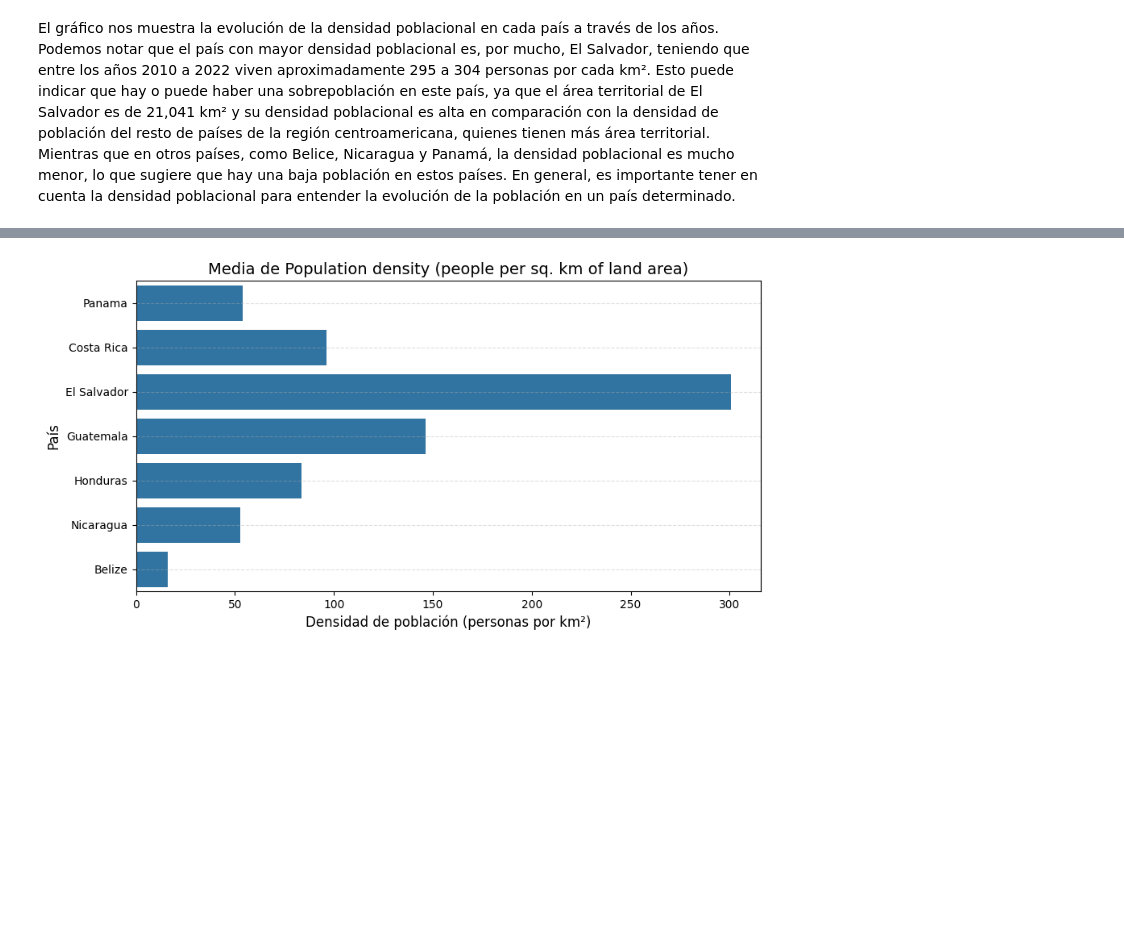
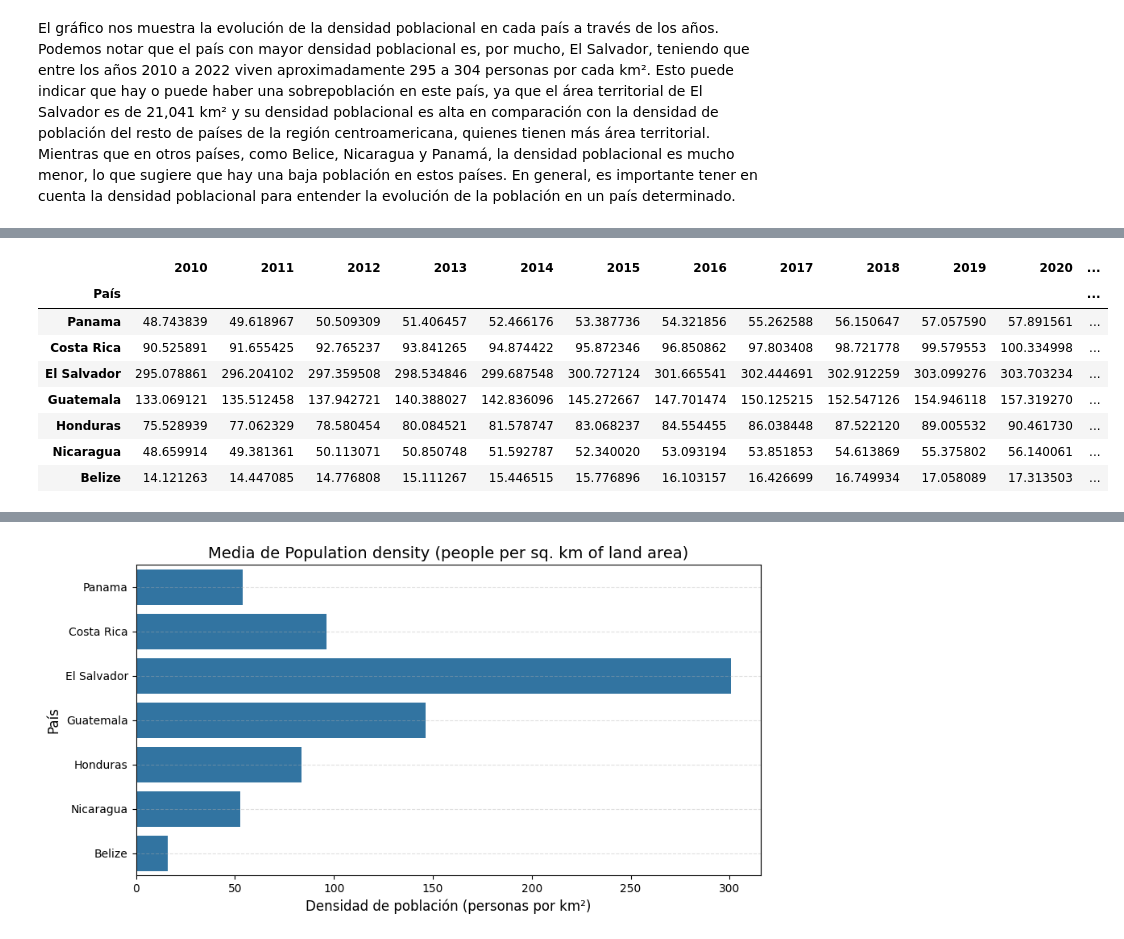
Before and after one commit to KarenSSanchezP/AnalisisLongevidad-AC, a Jupyter notebook: archivo.ipynb, the cells around one changed output, grey strips where cells are left out. Cells and saved outputs as stored; diff of their text form; code cells hidden in the pictures; blank space fills up the shorter version.

```diff
--- a/archivo.ipynb
+++ b/archivo.ipynb
@@ -1078,3 +1433,7 @@ plt.show()
 [figure]
 # %% [markdown]
 El gráfico nos muestra la evolución de la densidad poblacional en cada país a través de los años. Podemos notar que el país con mayor densidad poblacional es, por mucho, El Salvador, teniendo que entre los años 2010 a 2022 viven aproximadamente 295 a 304 personas por cada km². Esto puede indicar que hay o puede haber una sobrepoblación en este país, ya que el área territorial de El Salvador es de 21,041 km² y su densidad poblacional es alta en comparación con la densidad de población del resto de países de la región centroamericana, quienes tienen más área territorial. Mientras que en otros países, como Belice, Nicaragua y Panamá, la densidad poblacional es mucho menor, lo que sugiere que hay una baja población en estos países. En general, es importante tener en cuenta la densidad poblacional para entender la evolución de la población en un país determinado.
+# %%
+# Reemplazar los valores .. por 0 para que sea compatible con el cálculo de la media
+dfPopulationDensity.replace('NaN', 0, inplace=True)
+dfPopulationDensity
@@ -1080,0 +1450,16 @@ El gráfico nos muestra la evolución de la densidad poblacional en cada país a
+# %%
+#convertir todos los datos tipo float
+dfPopulationDensity = dfPopulationDensity.astype(float)
+#reemplazar los valores nulos en la fila 'Nicaragua' por el promedio de los datos de esta
+dfPopulationDensity.replace(0, dfPopulationDensity.iloc[5].mean(), inplace=True)
+dfPopulationDensity
+# %% [output]
+|  | 2010 | 2011 | 2012 | 2013 | 2014 | 2015 | 2016 | 2017 | 2018 | 2019 | 2020 | ... |
+| País |  |  |  |  |  |  |  |  |  |  |  | ... |
+| Panama | 48.743839 | 49.618967 | 50.509309 | 51.406457 | 52.466176 | 53.387736 | 54.321856 | 55.262588 | 56.150647 | 57.057590 | 57.891561 | ... |
+| Costa Rica | 90.525891 | 91.655425 | 92.765237 | 93.841265 | 94.874422 | 95.872346 | 96.850862 | 97.803408 | 98.721778 | 99.579553 | 100.334998 | ... |
+| El Salvador | 295.078861 | 296.204102 | 297.359508 | 298.534846 | 299.687548 | 300.727124 | 301.665541 | 302.444691 | 302.912259 | 303.099276 | 303.703234 | ... |
+| Guatemala | 133.069121 | 135.512458 | 137.942721 | 140.388027 | 142.836096 | 145.272667 | 147.701474 | 150.125215 | 152.547126 | 154.946118 | 157.319270 | ... |
+| Honduras | 75.528939 | 77.062329 | 78.580454 | 80.084521 | 81.578747 | 83.068237 | 84.554455 | 86.038448 | 87.522120 | 89.005532 | 90.461730 | ... |
+| Nicaragua | 48.659914 | 49.381361 | 50.113071 | 50.850748 | 51.592787 | 52.340020 | 53.093194 | 53.851853 | 54.613869 | 55.375802 | 56.140061 | ... |
+| Belize | 14.121263 | 14.447085 | 14.776808 | 15.111267 | 15.446515 | 15.776896 | 16.103157 | 16.426699 | 16.749934 | 17.058089 | 17.313503 | ... |
```
Also changed, not shown: parts of 23 cells of this notebook, 1 other file.
